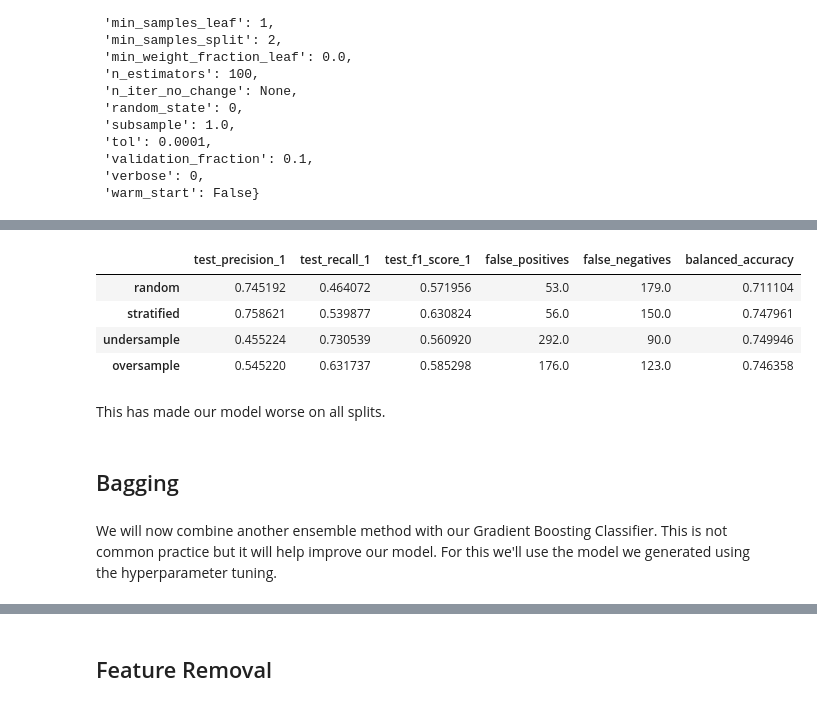
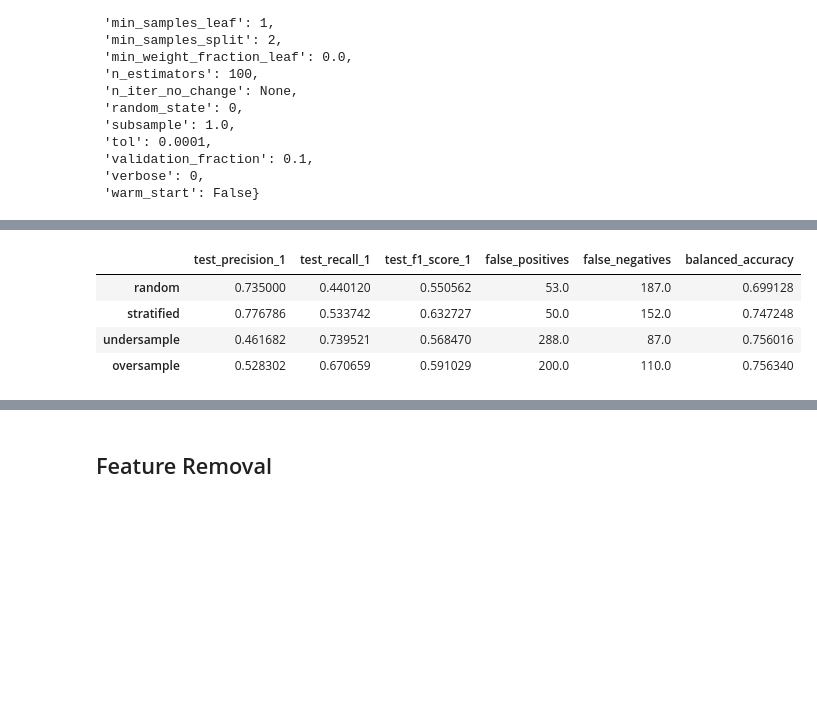
Before and after one commit to djjjones6/Group_Assessment_1, a Jupyter notebook: DaveJ/Gradient Boosting.ipynb, the cells around one changed output, grey strips where cells are left out. Cells and saved outputs as stored; diff of their text form; code cells hidden in the pictures; blank space fills up the shorter version.

```diff
--- a/DaveJ/Gradient Boosting.ipynb
+++ b/DaveJ/Gradient Boosting.ipynb
@@ -221,0 +233,4 @@ performance_best = evaluating_performance_diff_splits(model=best_model,split_dat
+# %%
+improved_model = GradientBoostingClassifier(n_estimators = 1750, learning_rate = 0.01, max_depth = 4,random_state=0)
+performance_improved = {}
+performance_improved = evaluating_performance_diff_splits(model=improved_model,split_data=split_data,performance_matrix=performance_improved)
@@ -222,15 +241,9 @@ performance_best = evaluating_performance_diff_splits(model=best_model,split_dat
 # %%
-best_performance_df = pd.DataFrame(performance_best).T
-best_performance_df
+improved_performance_df = pd.DataFrame(performance_improved).T
+improved_performance_df
 # %% [output]
 |  | test_precision_1 | test_recall_1 | test_f1_score_1 | false_positives | false_negatives | balanced_accuracy |
-| random | 0.745192 | 0.464072 | 0.571956 | 53.0 | 179.0 | 0.711104 |
-| stratified | 0.758621 | 0.539877 | 0.630824 | 56.0 | 150.0 | 0.747961 |
-| undersample | 0.455224 | 0.730539 | 0.560920 | 292.0 | 90.0 | 0.749946 |
-| oversample | 0.545220 | 0.631737 | 0.585298 | 176.0 | 123.0 | 0.746358 |
+| random | 0.735000 | 0.440120 | 0.550562 | 53.0 | 187.0 | 0.699128 |
+| stratified | 0.776786 | 0.533742 | 0.632727 | 50.0 | 152.0 | 0.747248 |
+| undersample | 0.461682 | 0.739521 | 0.568470 | 288.0 | 87.0 | 0.756016 |
+| oversample | 0.528302 | 0.670659 | 0.591029 | 200.0 | 110.0 | 0.756340 |
-# %% [markdown]
-This has made our model worse on all splits.
-# %% [markdown]
-## Bagging
-# %% [markdown]
-We will now combine another ensemble method with our Gradient Boosting Classifier. This is not common practice but it will help improve our model. For this we'll use the model we generated using the hyperparameter tuning.
```
Also changed, not shown: parts of 37 cells of this notebook.
